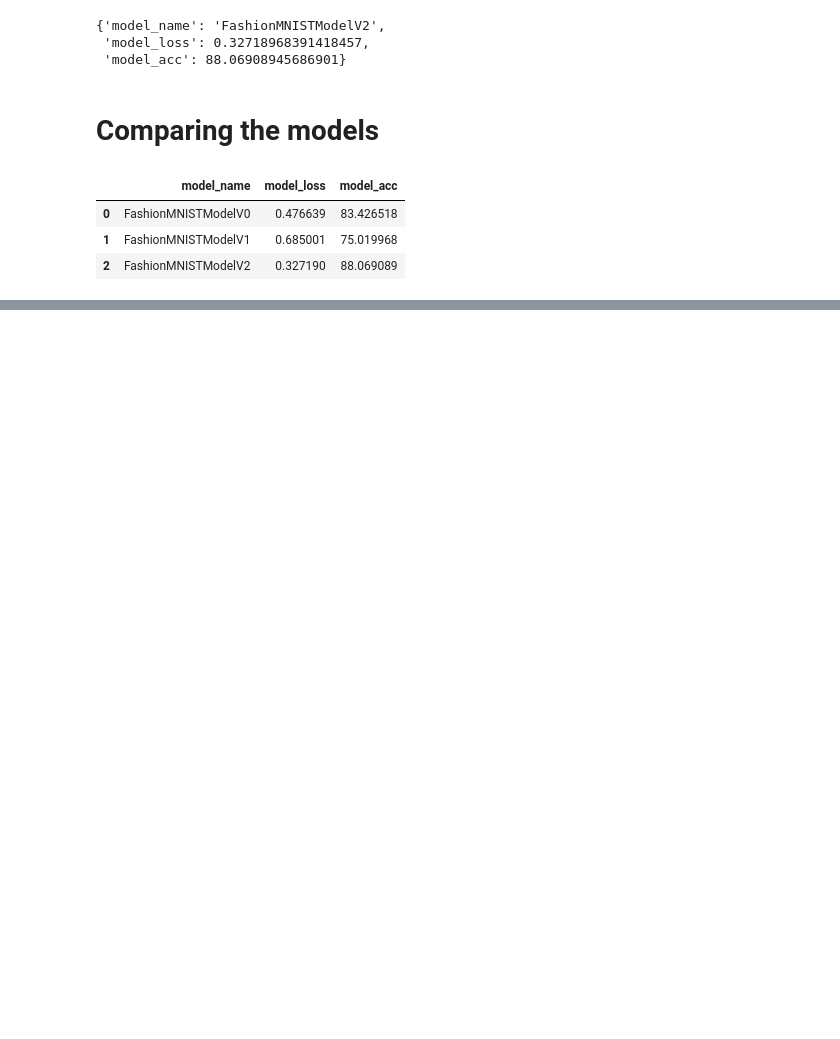
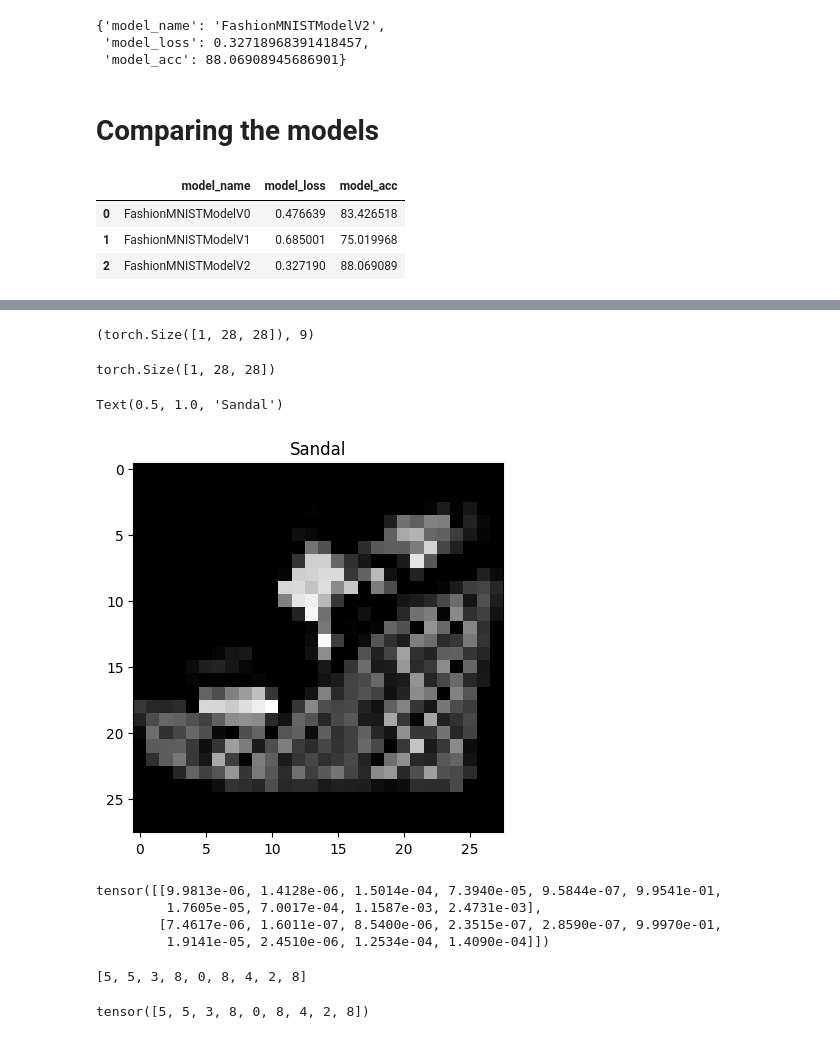
Before and after one commit to Mrittunjay/PyTorch-practice-models, a Jupyter notebook: 04-computer-vision-using-pytorch.ipynb, the cells around one changed output, grey strips where cells are left out. Drawn from its saved outputs; the diff is of its cells as text; code cells hidden in the pictures; blank space fills up the shorter version.

```diff
--- a/04-computer-vision-using-pytorch.ipynb
+++ b/04-computer-vision-using-pytorch.ipynb
@@ -1113,0 +1173,48 @@ compare_results
+# %%
+img, label = test_data[0][:10]
+img.shape, label
+# %% [output]
+(torch.Size([1, 28, 28]), 9)
+# %%
+import random
+# random.seed(42)
+
+test_samples = []
+test_labels = []
+
+for sample, label in random.sample(list(test_data), k=9):
+    test_samples.append(sample)
+    test_labels.append(label)
+
+# View the first sample shape
+test_samples[0].shape
+# %% [output]
+torch.Size([1, 28, 28])
+# %%
+plt.imshow(test_samples[0].squeeze(), cmap="gray")
+plt.title(class_names[test_labels[0]])
+# %% [output]
+Text(0.5, 1.0, 'Sandal')
+[figure, added]
+# %%
+# Make Predictions
+pred_probs = make_predictions(model=model_2,
+                              data=test_samples)
+
+# View first two prediction probabilities
+pred_probs[:2]
+# %% [output]
+tensor([[9.9813e-06, 1.4128e-06, 1.5014e-04, 7.3940e-05, 9.5844e-07, 9.9541e-01,
+         1.7605e-05, 7.0017e-04, 1.1587e-03, 2.4731e-03],
+        [7.4617e-06, 1.6011e-07, 8.5400e-06, 2.3515e-07, 2.8590e-07, 9.9970e-01,
+         1.9141e-05, 2.4510e-06, 1.2534e-04, 1.4090e-04]])
+# %%
+test_labels
+# %% [output]
+[5, 5, 3, 8, 0, 8, 4, 2, 8]
+# %%
+# Convert prediction probabilities to labels
+pred_classes = pred_probs.argmax(dim=1)
+pred_classes
+# %% [output]
+tensor([5, 5, 3, 8, 0, 8, 4, 2, 8])
```
Also changed, not shown: parts of 27 cells of this notebook.
